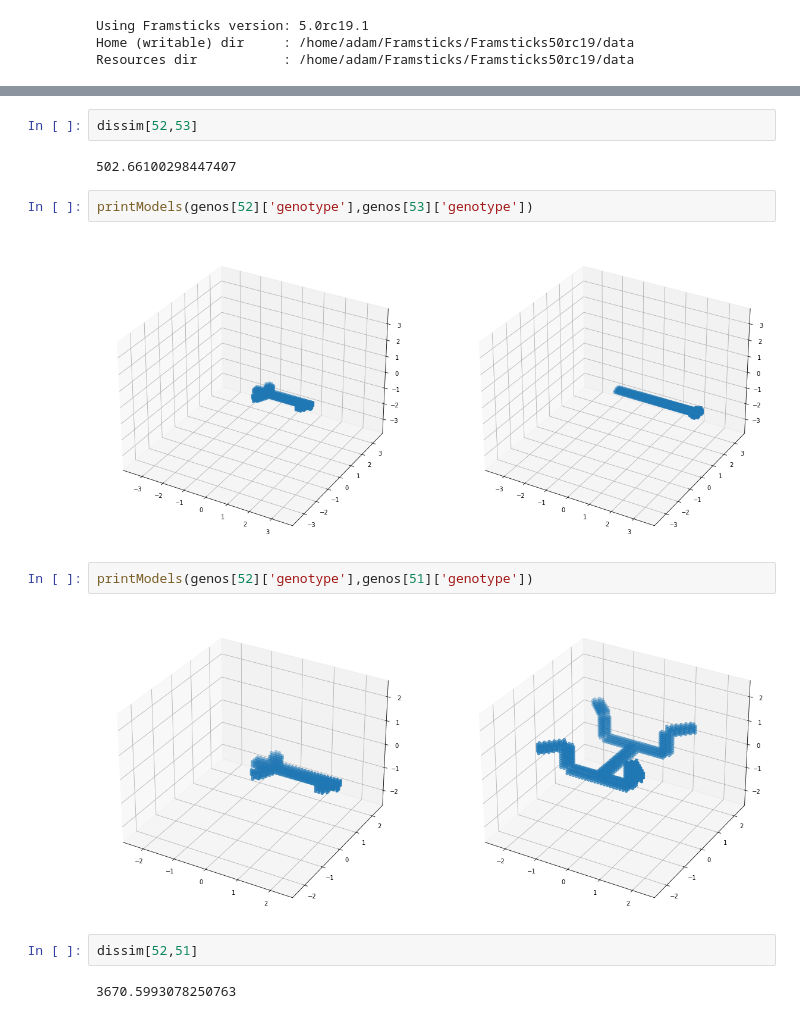
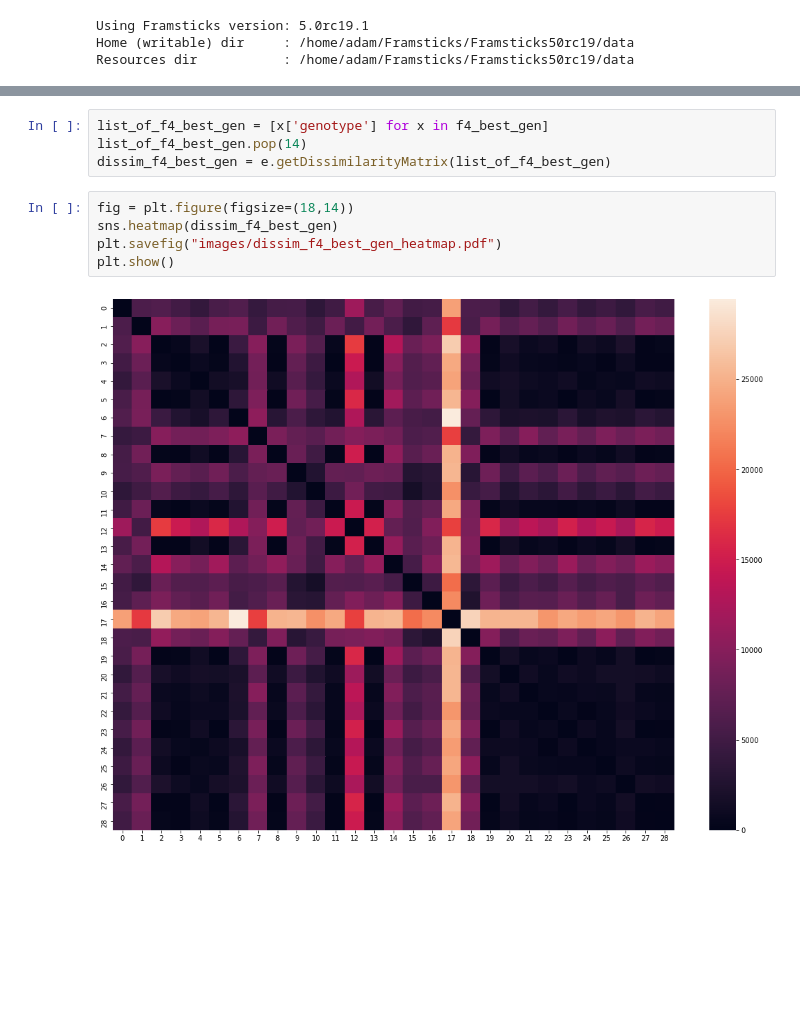
Before and after one commit to AdamKlejda/EMD_Voxels, a Jupyter notebook: TestingVoxelsEMD.ipynb, the cells around one changed output, grey strips where cells are left out. Cells and saved outputs as stored; diff of their text form; blank space fills up the shorter version.

```diff
--- a/TestingVoxelsEMD.ipynb
+++ b/TestingVoxelsEMD.ipynb
@@ -161,16 +45,11 @@ True
-# %%
-dissim[52,53]
-# %% [output]
-502.66100298447407
-# %%
-printModels(genos[52]['genotype'],genos[53]['genotype'])
-# %% [output]
-[figure, removed]
-# %%
-printModels(genos[52]['genotype'],genos[51]['genotype'])
-# %% [output]
-[figure, removed]
-# %%
-dissim[52,51]
-# %% [output]
-3670.5993078250763
+# %%
+list_of_f4_best_gen = [x['genotype'] for x in f4_best_gen]
+list_of_f4_best_gen.pop(14)
+dissim_f4_best_gen = e.getDissimilarityMatrix(list_of_f4_best_gen)
+# %%
+fig = plt.figure(figsize=(18,14))
+sns.heatmap(dissim_f4_best_gen)
+plt.savefig("images/dissim_f4_best_gen_heatmap.pdf")
+plt.show()
+# %% [output]
+[figure, added]
```
Also changed, not shown: parts of 17 cells of this notebook, 3 other files.
